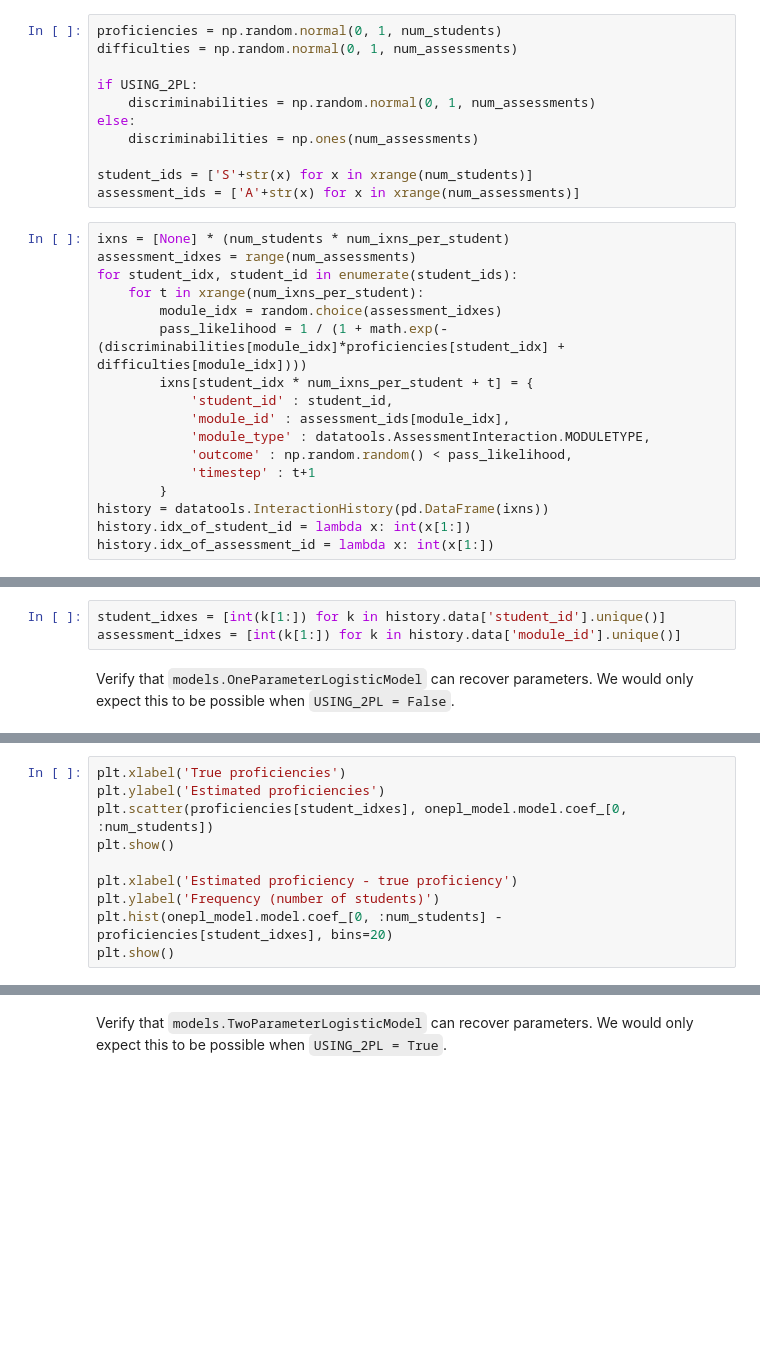
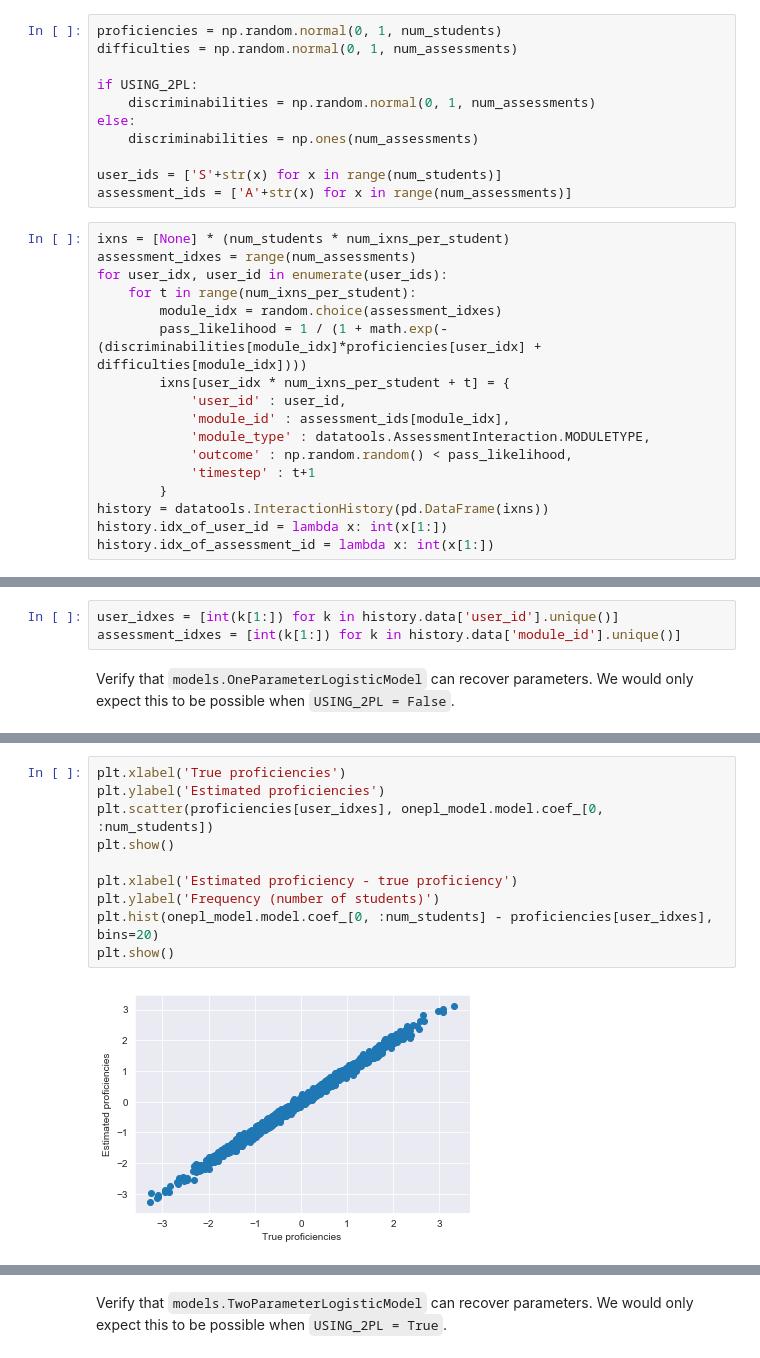
Before and after one commit to zsucicdl/lentil, a Jupyter notebook: nb/synthetic_experiments.ipynb, the cells around one changed output, grey strips where cells are left out. Saved outputs shown, nothing was run; the diff lists cells and outputs as text; blank space fills up the shorter version.

```diff
--- a/nb/synthetic_experiments.ipynb
+++ b/nb/synthetic_experiments.ipynb
@@ -41,24 +41,24 @@ if USING_2PL:
 else:
     discriminabilities = np.ones(num_assessments)
 
-student_ids = ['S'+str(x) for x in xrange(num_students)]
-assessment_ids = ['A'+str(x) for x in xrange(num_assessments)]
+user_ids = ['S'+str(x) for x in range(num_students)]
+assessment_ids = ['A'+str(x) for x in range(num_assessments)]
 # %%
 ixns = [None] * (num_students * num_ixns_per_student)
 assessment_idxes = range(num_assessments)
-for student_idx, student_id in enumerate(student_ids):
-    for t in xrange(num_ixns_per_student):
+for user_idx, user_id in enumerate(user_ids):
+    for t in range(num_ixns_per_student):
         module_idx = random.choice(assessment_idxes)
-        pass_likelihood = 1 / (1 + math.exp(-(discriminabilities[module_idx]*proficiencies[student_idx] + difficulties[module_idx])))
-        ixns[student_idx * num_ixns_per_student + t] = {
-            'student_id' : student_id,
+        pass_likelihood = 1 / (1 + math.exp(-(discriminabilities[module_idx]*proficiencies[user_idx] + difficulties[module_idx])))
+        ixns[user_idx * num_ixns_per_student + t] = {
+            'user_id' : user_id,
             'module_id' : assessment_ids[module_idx],
             'module_type' : datatools.AssessmentInteraction.MODULETYPE,
             'outcome' : np.random.random() < pass_likelihood,
             'timestep' : t+1
         }
 history = datatools.InteractionHistory(pd.DataFrame(ixns))
-history.idx_of_student_id = lambda x: int(x[1:])
+history.idx_of_user_id = lambda x: int(x[1:])
 history.idx_of_assessment_id = lambda x: int(x[1:])
 # %%
 mirt_model = models.MIRTModel(history, dims=1, using_assessment_factors=USING_2PL)
@@ -76,7 +76,7 @@ twopl_model = models.TwoParameterLogisticModel(
     history.data, select_regularization_constant=True)
 twopl_model.fit()
 # %%
-student_idxes = [int(k[1:]) for k in history.data['student_id'].unique()]
+user_idxes = [int(k[1:]) for k in history.data['user_id'].unique()]
 assessment_idxes = [int(k[1:]) for k in history.data['module_id'].unique()]
 # %% [markdown]
 Verify that `models.OneParameterLogisticModel` can recover parameters. We would only expect this to be possible when `USING_2PL = False`.
@@ -93,10 +96,12 @@ plt.show()
 # %%
 plt.xlabel('True proficiencies')
 plt.ylabel('Estimated proficiencies')
-plt.scatter(proficiencies[student_idxes], onepl_model.model.coef_[0, :num_students])
+plt.scatter(proficiencies[user_idxes], onepl_model.model.coef_[0, :num_students])
 plt.show()
 
 plt.xlabel('Estimated proficiency - true proficiency')
 plt.ylabel('Frequency (number of students)')
-plt.hist(onepl_model.model.coef_[0, :num_students] - proficiencies[student_idxes], bins=20)
+plt.hist(onepl_model.model.coef_[0, :num_students] - proficiencies[user_idxes], bins=20)
 plt.show()
+# %% [output]
+[figure, added]
```
Also changed, not shown: parts of 25 cells of this notebook, 15 other files.
